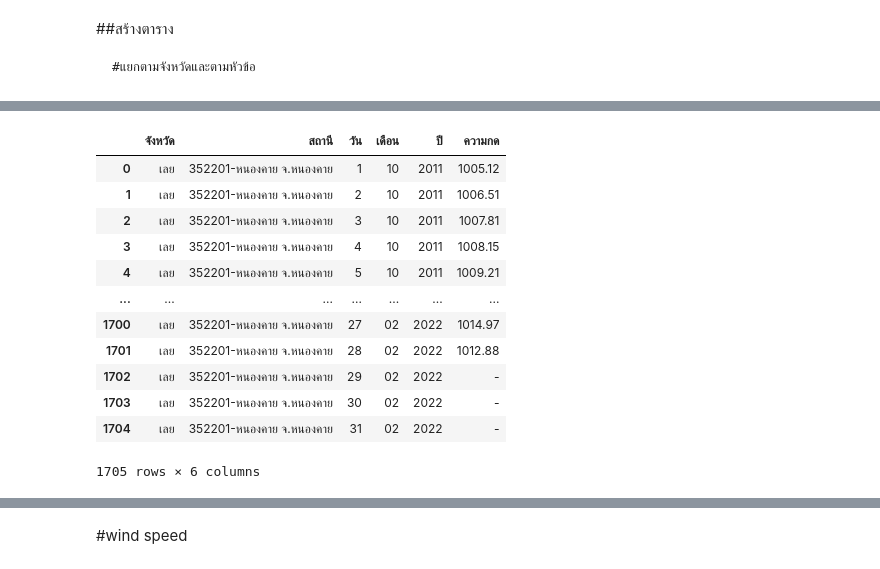
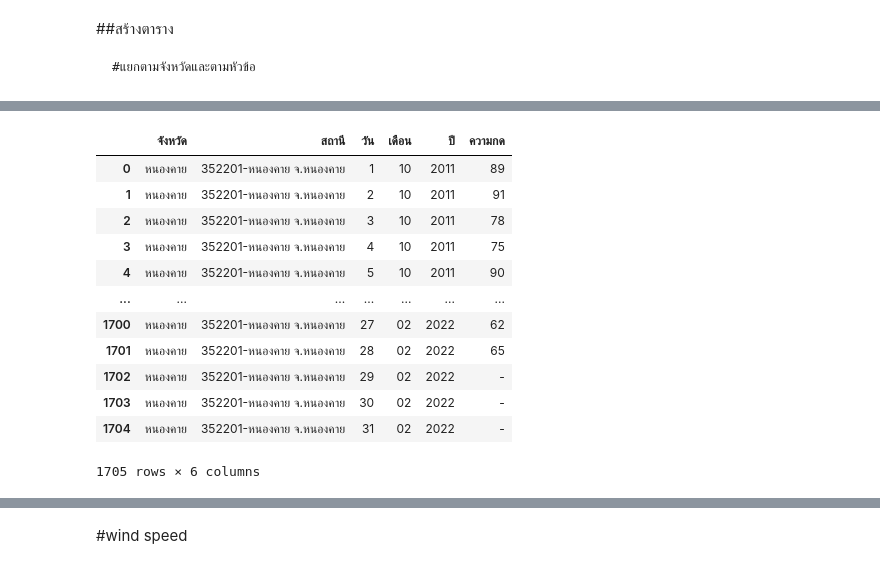
Before and after one commit to nxxk23/bsc_dpdm22, a Jupyter notebook: Quiz_Group_5_20_of_Midterm.ipynb, the cells around one changed output, grey strips where cells are left out. Saved outputs shown, nothing was run; the diff lists cells and outputs as text; code cells hidden in the pictures.

```diff
--- a/Quiz_Group_5_20_of_Midterm.ipynb
+++ b/Quiz_Group_5_20_of_Midterm.ipynb
@@ -366,24 +379,24 @@ p44
 1705 rows × 6 columns
 # %%
-p5.set_index(['จังหวัด','สถานี','เดือน/ปี'],inplace=True)
-p55 = p5.stack().reset_index()
-p55.rename(columns = {'level_3':'วัน',0:'ความกด'}, inplace = True)
-p55['เดือน/ปี'] = pd.to_datetime(p55['เดือน/ปี']).dt.strftime('%m-%Y')
-p55['เดือน'] = pd.to_datetime(p55['เดือน/ปี']).dt.strftime('%m')
-p55['ปี'] = pd.to_datetime(p55['เดือน/ปี']).dt.strftime('%Y')
-p55 = p55[['จังหวัด', 'สถานี', 'วัน', 'เดือน', 'ปี', 'ความกด']]
-p55
+m4.set_index(['จังหวัด','สถานี','เดือน/ปี'],inplace=True)
+m44 = m4.stack().reset_index()
+m44.rename(columns = {'level_3':'วัน',0:'ความชื้น'}, inplace = True)
+m44['เดือน/ปี'] = pd.to_datetime(m44['เดือน/ปี']).dt.strftime('%m-%Y')
+m44['เดือน'] = pd.to_datetime(m44['เดือน/ปี']).dt.strftime('%m')
+m44['ปี'] = pd.to_datetime(m44['เดือน/ปี']).dt.strftime('%Y')
+m44 = m44[['จังหวัด', 'สถานี', 'วัน', 'เดือน', 'ปี', 'ความกด']]
+m44
 # %% [output]
 |  | จังหวัด | สถานี | วัน | เดือน | ปี | ความกด |
-| 0 | เลย | 352201-หนองคาย จ.หนองคาย | 1 | 10 | 2011 | 1005.12 |
-| 1 | เลย | 352201-หนองคาย จ.หนองคาย | 2 | 10 | 2011 | 1006.51 |
-| 2 | เลย | 352201-หนองคาย จ.หนองคาย | 3 | 10 | 2011 | 1007.81 |
-| 3 | เลย | 352201-หนองคาย จ.หนองคาย | 4 | 10 | 2011 | 1008.15 |
-| 4 | เลย | 352201-หนองคาย จ.หนองคาย | 5 | 10 | 2011 | 1009.21 |
+| 0 | หนองคาย | 352201-หนองคาย จ.หนองคาย | 1 | 10 | 2011 | 89 |
+| 1 | หนองคาย | 352201-หนองคาย จ.หนองคาย | 2 | 10 | 2011 | 91 |
+| 2 | หนองคาย | 352201-หนองคาย จ.หนองคาย | 3 | 10 | 2011 | 78 |
+| 3 | หนองคาย | 352201-หนองคาย จ.หนองคาย | 4 | 10 | 2011 | 75 |
+| 4 | หนองคาย | 352201-หนองคาย จ.หนองคาย | 5 | 10 | 2011 | 90 |
 | ... | ... | ... | ... | ... | ... | ... |
-| 1700 | เลย | 352201-หนองคาย จ.หนองคาย | 27 | 02 | 2022 | 1014.97 |
-| 1701 | เลย | 352201-หนองคาย จ.หนองคาย | 28 | 02 | 2022 | 1012.88 |
-| 1702 | เลย | 352201-หนองคาย จ.หนองคาย | 29 | 02 | 2022 | - |
-| 1703 | เลย | 352201-หนองคาย จ.หนองคาย | 30 | 02 | 2022 | - |
-| 1704 | เลย | 352201-หนองคาย จ.หนองคาย | 31 | 02 | 2022 | - |
+| 1700 | หนองคาย | 352201-หนองคาย จ.หนองคาย | 27 | 02 | 2022 | 62 |
+| 1701 | หนองคาย | 352201-หนองคาย จ.หนองคาย | 28 | 02 | 2022 | 65 |
+| 1702 | หนองคาย | 352201-หนองคาย จ.หนองคาย | 29 | 02 | 2022 | - |
+| 1703 | หนองคาย | 352201-หนองคาย จ.หนองคาย | 30 | 02 | 2022 | - |
+| 1704 | หนองคาย | 352201-หนองคาย จ.หนองคาย | 31 | 02 | 2022 | - |
 1705 rows × 6 columns
```
Also changed, not shown: parts of 16 cells of this notebook.
